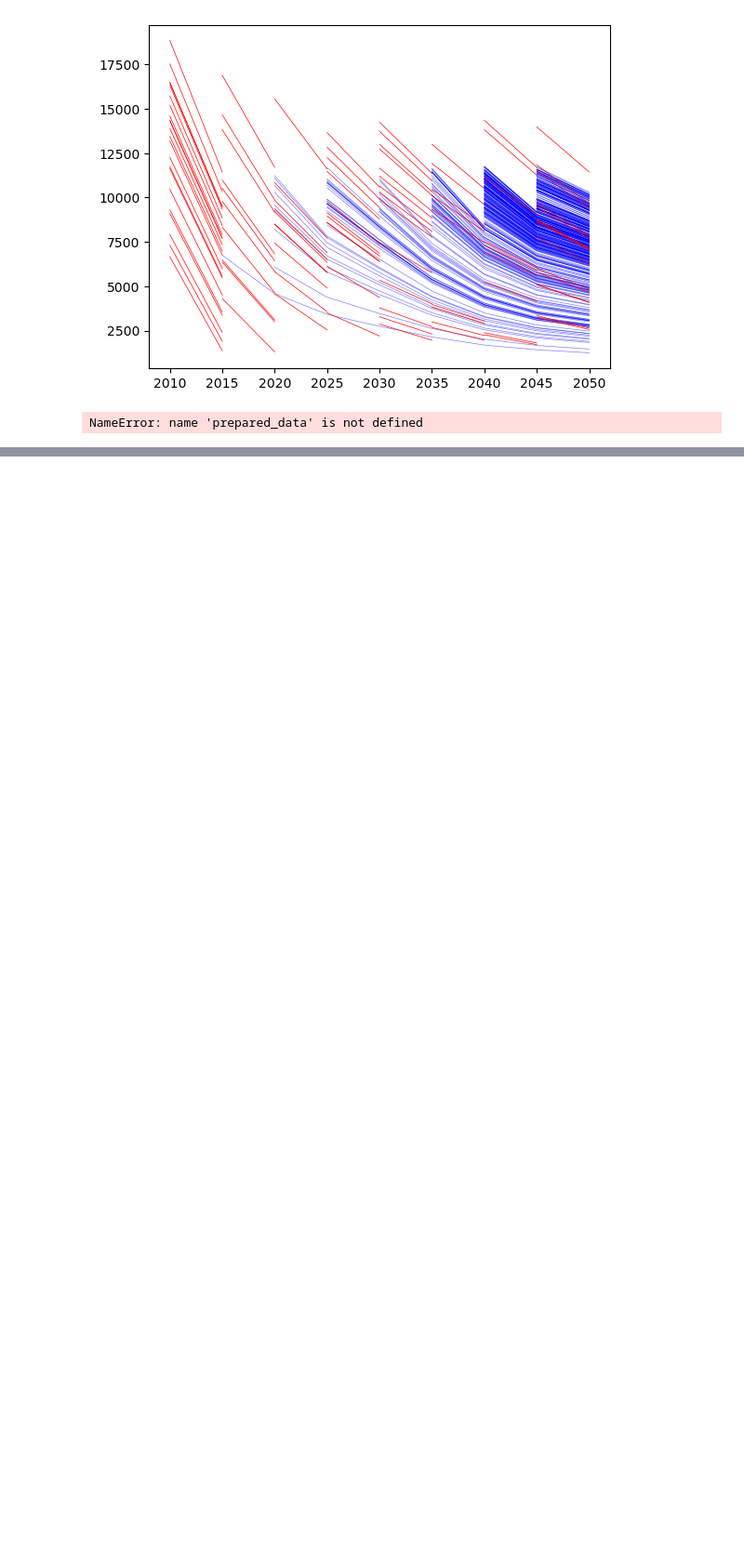
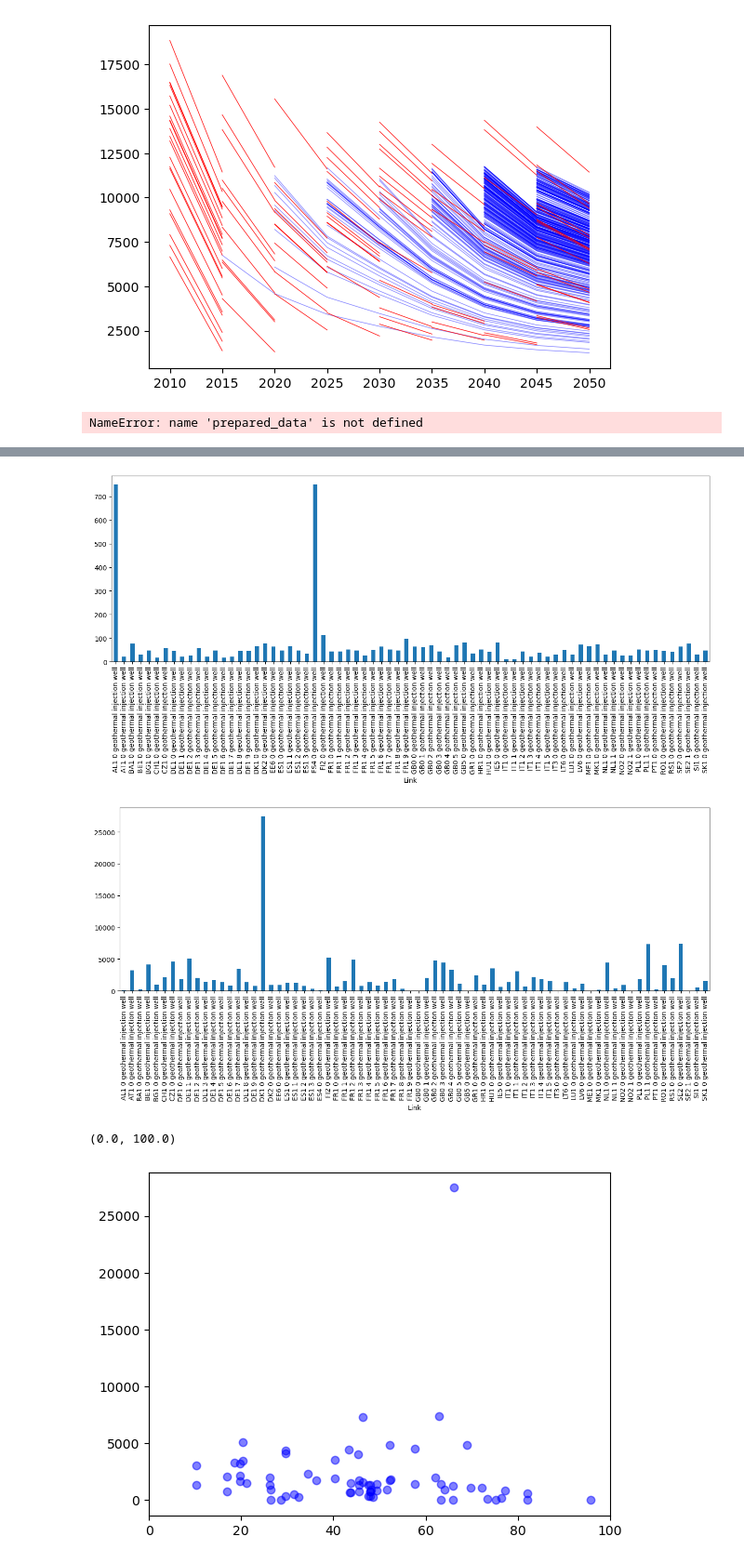
Before and after one commit to LukasFrankenQ/egs_market_integration, a Jupyter notebook: notebooks/include_breyer.ipynb, the cells around one changed output, grey strips where cells are left out. Shown at 93% size. Drawn from its saved outputs; the diff is of its cells as text; code cells hidden in the pictures; blank space fills up the shorter version.

```diff
--- a/notebooks/include_breyer.ipynb
+++ b/notebooks/include_breyer.ipynb
@@ -362,0 +343,11 @@ array([[ 4630.48091563,  2020.        ],
+# %%
+import os
+import pypsa
+import pandas as pd
+import numpy as np
+
+from pathlib import Path
+import matplotlib.pyplot as plt
+
+base = Path.cwd().parent.parent.parent / "cluster_data" / "dump"
+n = pypsa.Network(base / 'elec_s_72_lv1.0__Co2L0-180H-T-H-B-I-solar+p3-dist1_2050_2045_dh_static_0.3_True.nc')
@@ -362,0 +357,21 @@ array([[ 4630.48091563,  2020.        ],
+# %%
+fig, ax = plt.subplots(figsize=(16, 5))
+n.links.loc[n.links.carrier == "injection geothermal heat", "capital_cost"].plot.bar(ax=ax)
+plt.show()
+
+fig, ax = plt.subplots(figsize=(16, 5))
+n.links.loc[n.links.carrier == "injection geothermal heat", "p_nom_opt"].plot.bar(ax=ax)
+plt.show()
+
+plt.scatter(
+    n.links.loc[n.links.carrier == "injection geothermal heat", "capital_cost"].values,
+    n.links.loc[n.links.carrier == "injection geothermal heat", "p_nom_opt"].values,
+    color="b",
+    alpha=0.5,
+)
+plt.xlim(0,100)
+# %% [output]
+[figure, added]
+[figure, added]
+(0.0, 100.0)
+[figure, added]
```
Also changed, not shown: parts of 2 cells of this notebook, 3 other files.
